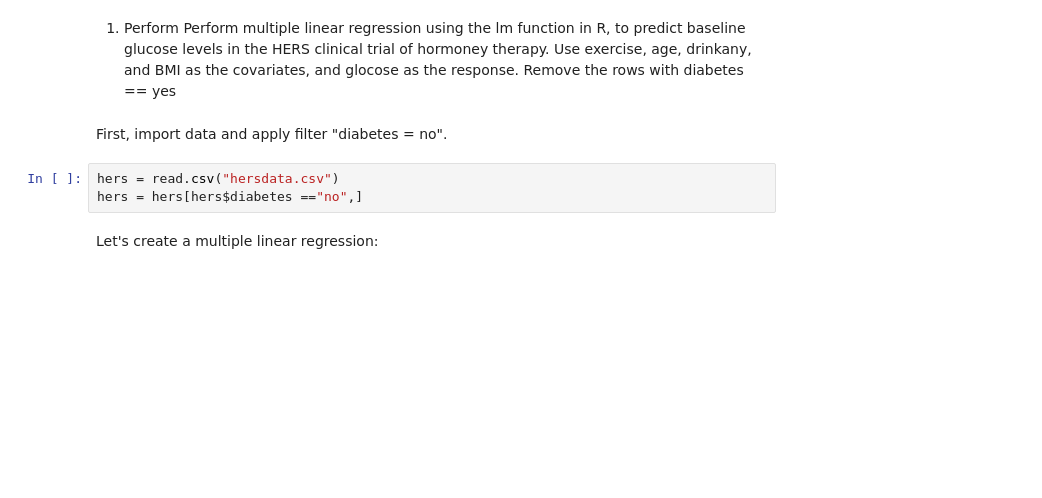
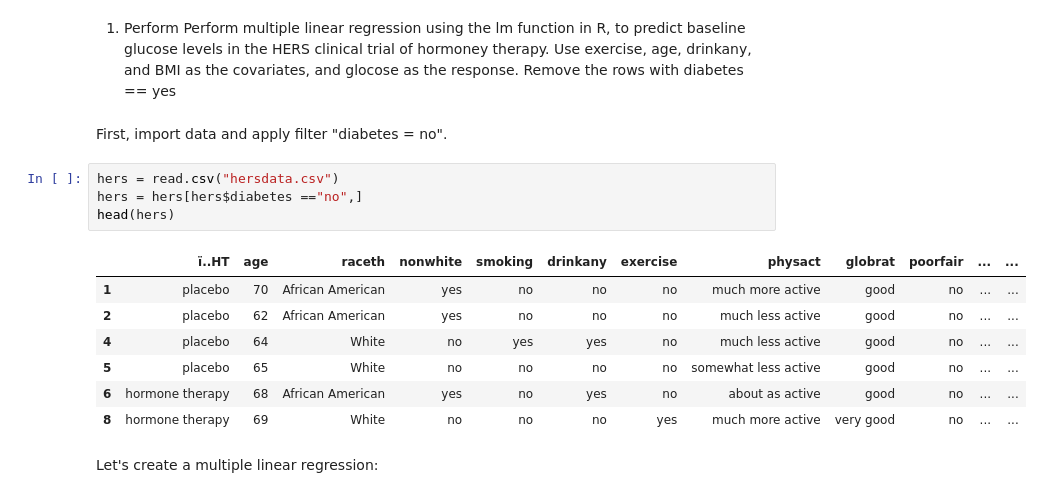
Before and after one commit to martinhe07/INDENG256, a Jupyter notebook: IERO256 Homework 06.ipynb, the cells around one changed output. Drawn from its saved outputs; the diff is of its cells as text; blank space fills up the shorter version.

```diff
--- a/IERO256 Homework 06.ipynb
+++ b/IERO256 Homework 06.ipynb
@@ -13,6 +15,15 @@ First, import data and apply filter "diabetes = no".
 # %%
 hers = read.csv("hersdata.csv")
 hers = hers[hers$diabetes =="no",]
+head(hers)
+# %% [output]
+|  | ï..HT | age | raceth | nonwhite | smoking | drinkany | exercise | physact | globrat | poorfair | ... | ... |
+| 1 | placebo | 70 | African American | yes | no | no | no | much more active | good | no | ... | ... |
+| 2 | placebo | 62 | African American | yes | no | no | no | much less active | good | no | ... | ... |
+| 4 | placebo | 64 | White | no | yes | yes | no | much less active | good | no | ... | ... |
+| 5 | placebo | 65 | White | no | no | no | no | somewhat less active | good | no | ... | ... |
+| 6 | hormone therapy | 68 | African American | yes | no | yes | no | about as active | good | no | ... | ... |
+| 8 | hormone therapy | 69 | White | no | no | no | yes | much more active | very good | no | ... | ... |
 # %% [markdown]
 Let's create a multiple linear regression:
 # %%
```
Also changed, not shown: parts of 28 cells of this notebook.
